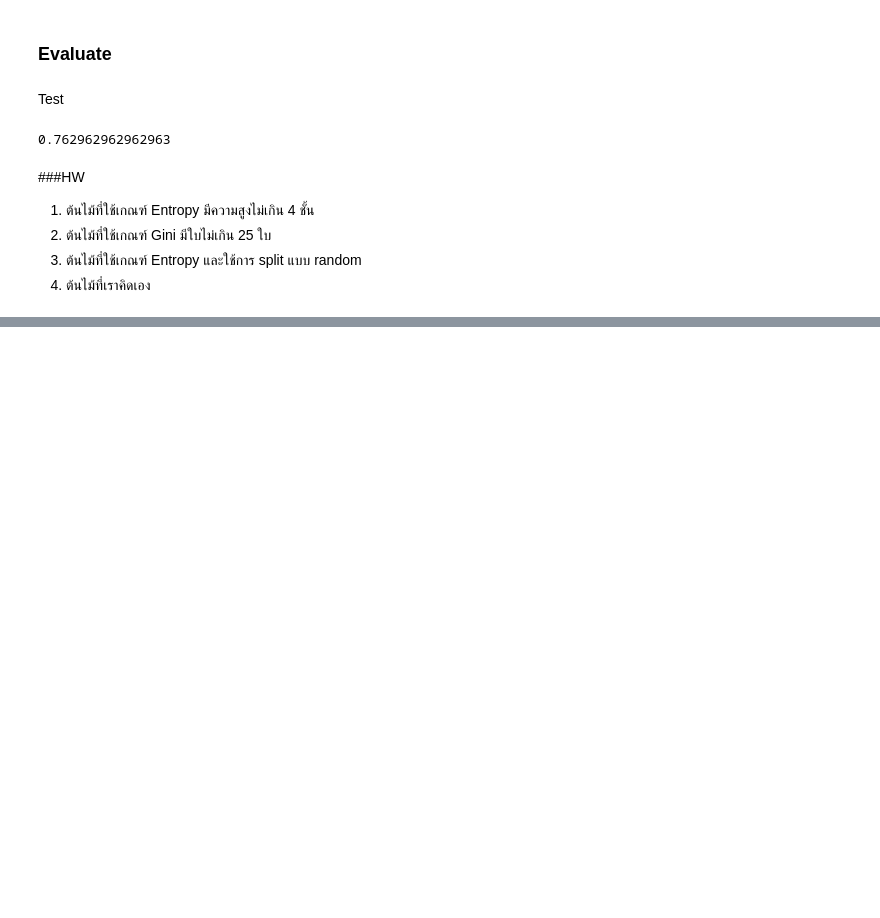
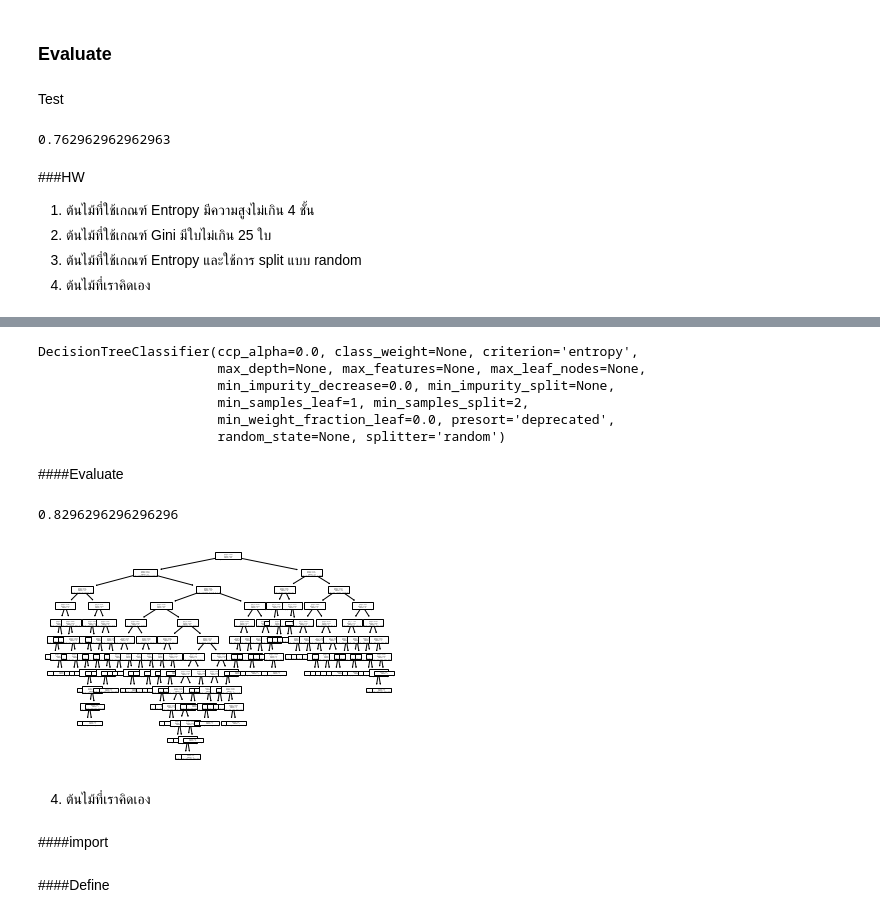
Before and after one commit to pondbaahh/DWDM21, a Jupyter notebook: Chapter7_Classification(Decision_Tree).ipynb, the cells around one changed output, grey strips where cells are left out. Saved outputs shown, nothing was run; the diff lists cells and outputs as text; code cells hidden in the pictures; blank space fills up the shorter version.

```diff
--- a/Chapter7_Classification(Decision_Tree).ipynb
+++ b/Chapter7_Classification(Decision_Tree).ipynb
@@ -217,0 +314,2 @@ accuracy_score(y_val, tree1_result )
+# %%
+tree4 = DecisionTreeClassifier(criterion='entropy', splitter = 'random')
@@ -217,0 +318,11 @@ accuracy_score(y_val, tree1_result )
+# %%
+tree4.fit(X_train2,y_train2)
+# %% [output]
+DecisionTreeClassifier(ccp_alpha=0.0, class_weight=None, criterion='entropy',
+                       max_depth=None, max_features=None, max_leaf_nodes=None,
+                       min_impurity_decrease=0.0, min_impurity_split=None,
+                       min_samples_leaf=1, min_samples_split=2,
+                       min_weight_fraction_leaf=0.0, presort='deprecated',
+                       random_state=None, splitter='random')
+# %% [markdown]
+####Evaluate
@@ -217,0 +333,12 @@ accuracy_score(y_val, tree1_result )
+# %%
+accuracy_score(y_val,tree4_result)
+# %% [output]
+0.8296296296296296
+# %%
+plot_tree(tree4);
+# %% [output]
+[figure, added]
+# %% [markdown]
+4. ต้นไม้ที่เราคิดเอง
+# %% [markdown]
+####import
@@ -217,0 +347,2 @@ accuracy_score(y_val, tree1_result )
+# %% [markdown]
+####Define
```
Also changed, not shown: parts of 43 cells of this notebook.
